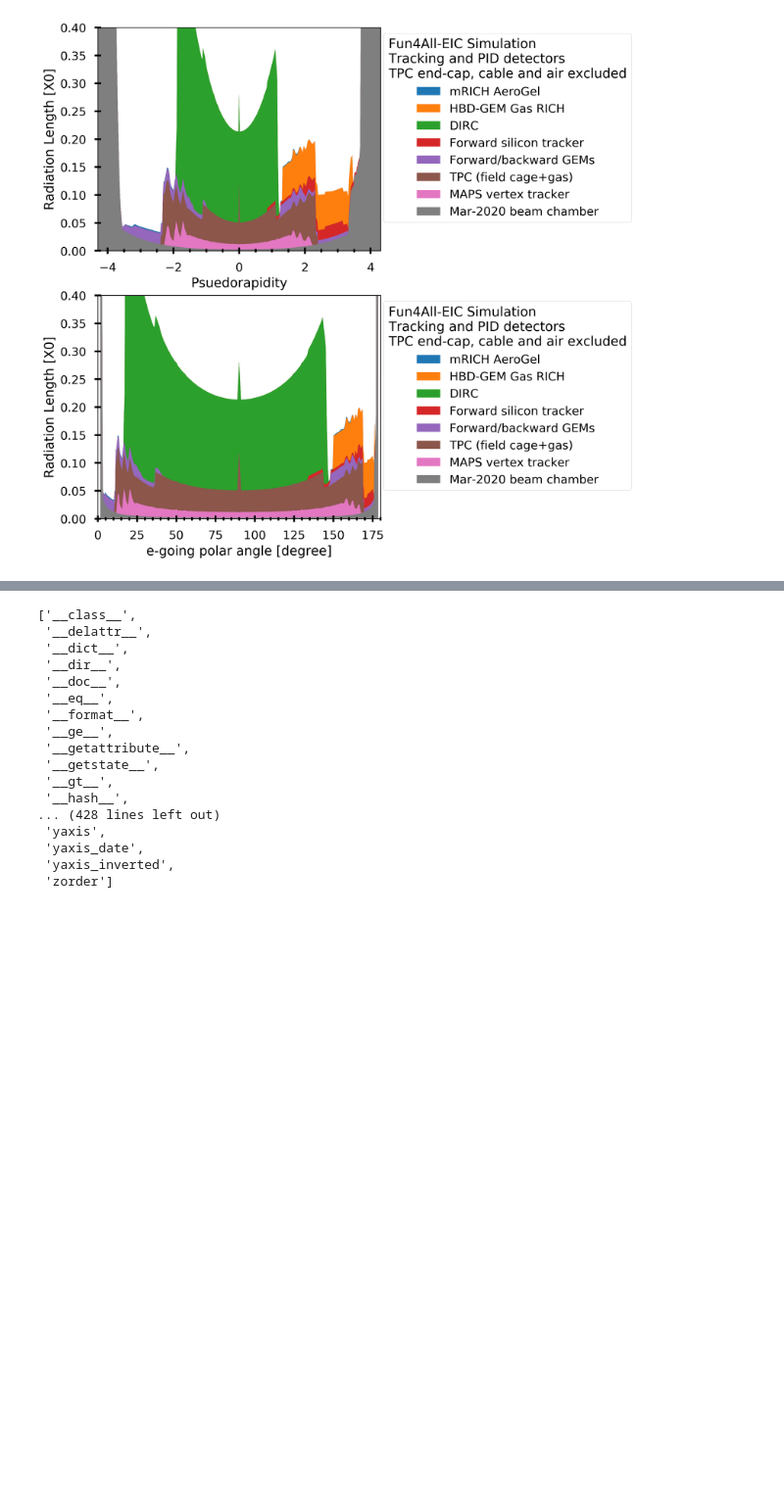
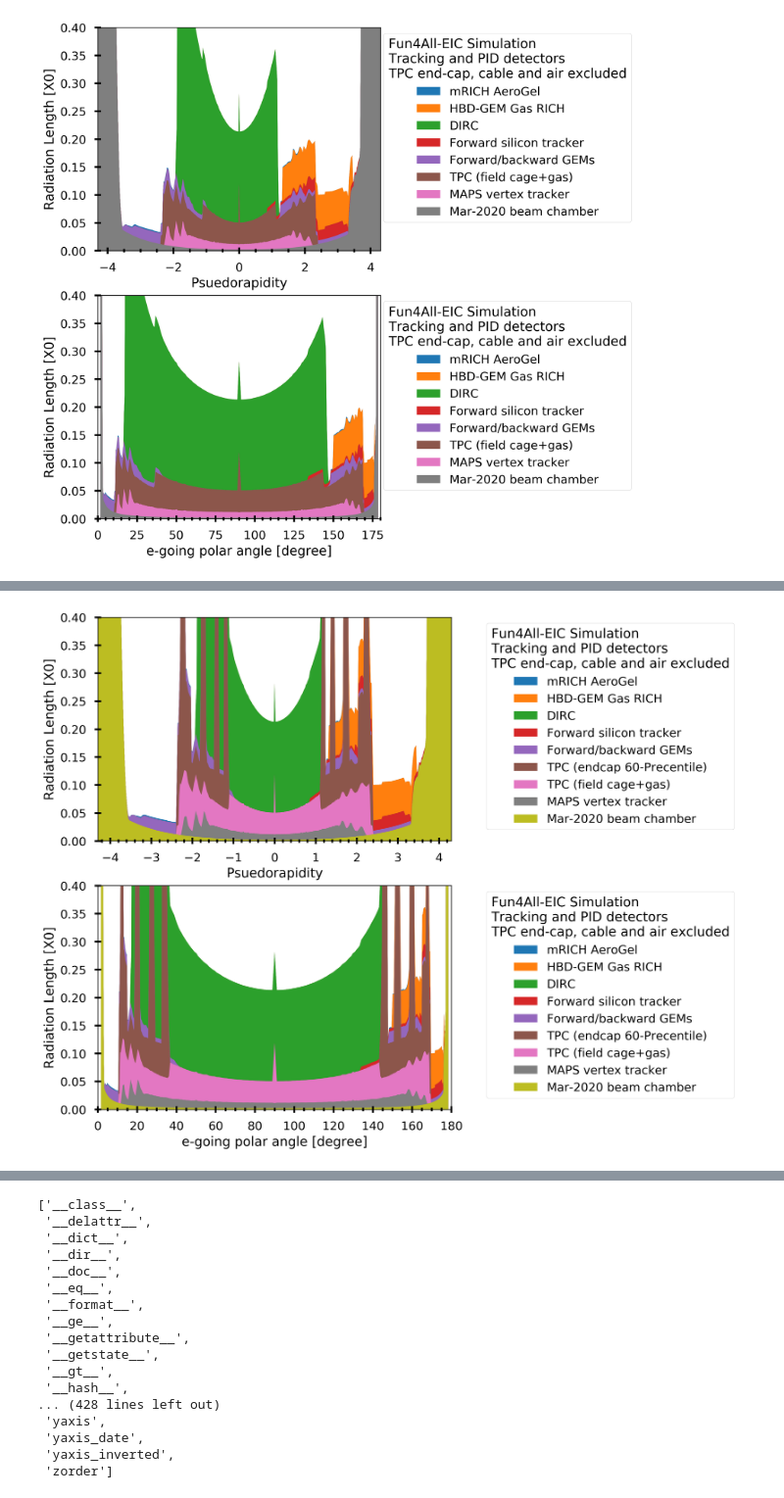
Before and after one commit to mumuustc/macros, a Jupyter notebook: macros/g4simulations/Plot.ipynb, the cells around one changed output, grey strips where cells are left out. Shown at 98% size. Cells and saved outputs as stored; diff of their text form; code cells hidden in the pictures; blank space fills up the shorter version.

Commit message:
scan tuning

```diff
--- a/macros/g4simulations/Plot.ipynb
+++ b/macros/g4simulations/Plot.ipynb
@@ -246,0 +217,9 @@ array([1.55722901, 1.55695412, 1.55667487, 1.55638951, 1.55609891,
+# %%
+import pickle
+
+TPC_endcap_precentiles = pickle.load(open("data/Fun4All_G4_EICDetector_MaterialScan3_TPCEndCap_Raditioan_Length.pickle", "rb"))
+
+print(TPC_endcap_precentiles.keys())
+
+TPC_endcap_precentiles_60 = TPC_endcap_precentiles[0.6]
+print(TPC_endcap_precentiles_60)
@@ -246,0 +241,89 @@ array([1.55722901, 1.55695412, 1.55667487, 1.55638951, 1.55609891,
+# %%
+# fig= plt.figure(num=None, figsize=(8, 16), dpi=80, facecolor='w', edgecolor='k')
+# ax = fig.add_subplot(1, 1, 1)  # create an axes object in the figure
+fig, axs = plt.subplots(nrows=2, ncols=1, figsize=(10, 10), dpi=300)
+
+
+
+datasets = sorted(df.index.levels[0].unique().to_list(), reverse=True)
+
+for dataset in datasets:
+
+    x0_avg = df.loc[(dataset),:].groupby('Theta').x0.mean()
+    etas = -np.log(np.tan( ((90-x0_avg.index.to_numpy())/180*np.pi)/2 ))
+    polar_angles = 180- ( 90-x0_avg.index.to_numpy() )
+    DataSetLable = DataSetLables[dataset]
+
+    if (dataset>4):
+
+        axs[0].fill_between( etas, 0, x0_avg.to_numpy() + TPC_endcap_precentiles_60.to_numpy(), label=DataSetLable)
+
+        axs[1].fill_between( polar_angles, 0, x0_avg.to_numpy()+ TPC_endcap_precentiles_60.to_numpy(), label=DataSetLable)
+
+    elif (dataset==4):
+
+        endcap_label = 'TPC (endcap 60-Precentile)'
+
+        axs[0].fill_between( etas, 0, x0_avg.to_numpy()+ TPC_endcap_precentiles_60.to_numpy(), label=endcap_label)
+
+        axs[1].fill_between( polar_angles, 0, x0_avg.to_numpy()+ TPC_endcap_precentiles_60.to_numpy(), label=endcap_label)
+
+        axs[0].fill_between( etas, 0, x0_avg.to_numpy(), label=DataSetLable)
+
+        axs[1].fill_between( polar_angles, 0, x0_avg.to_numpy(), label=DataSetLable)
+
+    else:
+
+        axs[0].fill_between( etas, 0, x0_avg.to_numpy(), label=DataSetLable)
+
+        axs[1].fill_between( polar_angles, 0, x0_avg.to_numpy(), label=DataSetLable)
+
+
+ax=axs[0]
+
+# ax.set_title(f'Fun4All-EIC Simulation. Tracking and PID detectors\n{CautiousLabel}')
+# ax.set_yscale('log')
+ax.set_xlabel("Psuedorapidity")
+ax.set_ylabel("Radiation Length [X0]")
+ax.set_xlim([-4.3, 4.3]);
+ax.set_ylim([0, 0.4]);
+
+ax.tick_params(which='both',direction='inout');
+ax.xaxis.set_minor_locator(AutoMinorLocator())
+ax.tick_params(which='both', width=2)
+ax.tick_params(which='major', length=7)
+ax.tick_params(which='minor', length=4)
+
+chartBox = ax.get_position()
+ax.set_position([chartBox.x0, chartBox.y0, chartBox.width*0.7, chartBox.height])
+ax.legend(loc='upper center', bbox_to_anchor=(1.45, 1), ncol=1,
+         title = f'Fun4All-EIC Simulation\nTracking and PID detectors\n{CautiousLabel}',
+         title_fontsize='x-large'
+         )
+
+ax=axs[1]
+
+# ax.set_title('Raditioan Length Scans')
+# ax.set_yscale('log')
+ax.set_xlabel("e-going polar angle [degree]")
+ax.set_ylabel("Radiation Length [X0]")
+ax.set_xlim([0, 180]);
+ax.set_ylim([0, 0.4]);
+
+ax.tick_params(which='both',direction='inout');
+ax.xaxis.set_minor_locator(AutoMinorLocator())
+ax.tick_params(which='both', width=2)
+ax.tick_params(which='major', length=7)
+ax.tick_params(which='minor', length=4)
+
+chartBox = ax.get_position()
+ax.set_position([chartBox.x0, chartBox.y0, chartBox.width*0.7, chartBox.height])
+ax.legend(loc='upper center', bbox_to_anchor=(1.45, 1), ncol=1,
+         title = f'Fun4All-EIC Simulation\nTracking and PID detectors\n{CautiousLabel}',
+         title_fontsize='x-large'
+         )
+
+plt.savefig(os.path.join(f'{file_base}_Raditioan_Length.pdf'), bbox_inches='tight')
+plt.savefig(os.path.join(f'{file_base}_Raditioan_Length.png'), bbox_inches='tight')
+# %% [output]
+[figure, added]
```
Also changed, not shown: parts of 7 cells of this notebook, 3 other files.
